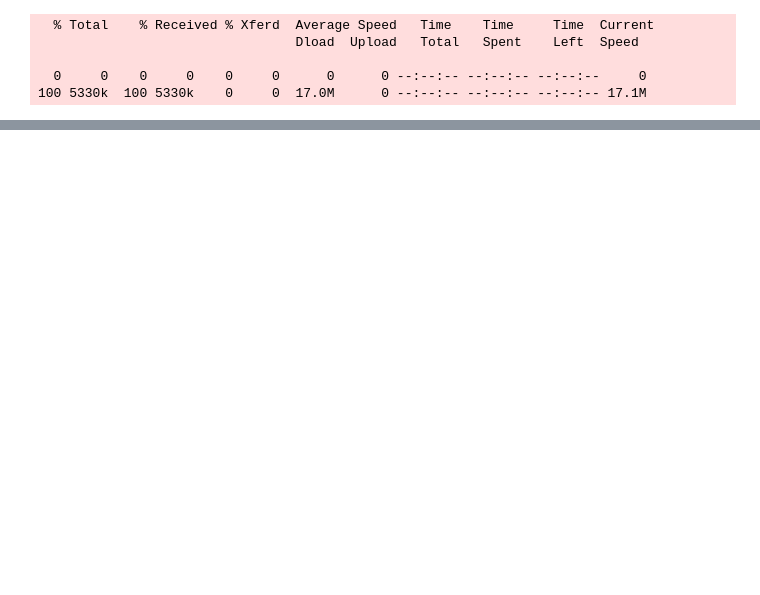
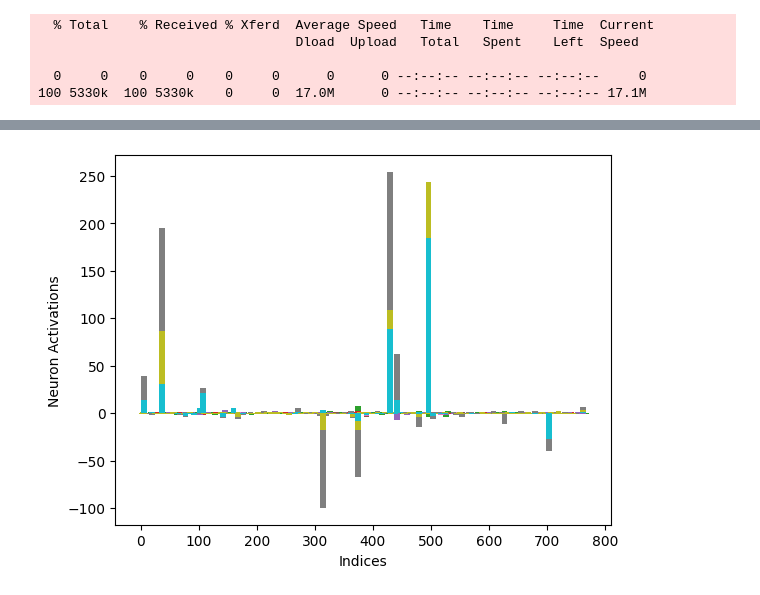
Before and after one commit to Faraday-dot-py/MATS-9.0, a Jupyter notebook: main.ipynb, the cells around one changed output, grey strips where cells are left out. Drawn from its saved outputs; the diff is of its cells as text; code cells hidden in the pictures; blank space fills up the shorter version.

Commit message:
Finish main script. Interesting finds with initial LM activations

```diff
--- a/main.ipynb
+++ b/main.ipynb
@@ -3,20 +3,13 @@ import torch, torch.nn as nn, torch.nn.functional as F
 from torch.utils.data import DataLoader, Dataset
 from transformers import AutoTokenizer, AutoModelForCausalLM
 # %%
-# Core
-import torch, torch.nn as nn, torch.nn.functional as F
-from torch.utils.data import DataLoader, Dataset
-
-# Hugging Face
-from transformers import AutoTokenizer, AutoModelForCausalLM
-
 device = torch.device("cuda" if torch.cuda.is_available() else "cpu")
 MODEL_NAME = "gpt2"  # start small; later swap to your target model
 tokenizer = AutoTokenizer.from_pretrained(MODEL_NAME)
-if tokenizer.pad_token is None:
+if tokenizer.pad_token is None: # REALLY IMPORTANT - otherwise GPT-2 needs inputs of the same length
     tokenizer.pad_token = tokenizer.eos_token
-
-model = AutoModelForCausalLM.from_pretrained(MODEL_NAME, output_hidden_states=True).to(device).eval()
+                                            # Output hidden states lets us see the last hidden layer
+model = AutoModeltorchtorchFununorCausalLM.from_pretrained(MODEL_NAME, output_hidden_states=True).to(device).eval()
 # %%
 !curl "https://ocw.mit.edu/ans7870/6/6.006/s08/lecturenotes/files/t8.shakespeare.txt" > "shakespeare.txt"
 # %% [output]
@@ -76,8 +69,13 @@ def collect_activations(dataloader, takeLastToken=True, maxBatches=50):
         # Pass the batch through the model
         out = model(**batch)
         hiddenStates = out.hidden_states[-1]
+        # TODO: Uncomment this next line and pass the hidden states through a normalization function
+        # this might help with scaling artifacts (more accurate representation of what the model "wants to say")
+        # model.transformer.ln_f(hiddenStates)
         if takeLastToken:
-            lastHiddenState = hiddenStates[:, -1, :] # This is the last hiidden state (final res stream)
+            # TODO: Change the layer that we're looking at and see if there's any interesting activations there
+            # TODO: Change the token we're grabbing, as there's a high chance the last token is punctuation
+            lastHiddenState = hiddenStates[:, -1, :] # This is the last hidden state (final res stream)
                             # High in semantic data ^
             # TODO: Randomly break up text. The last token may be punctuation heavy
         else:
@@ -92,6 +90,7 @@ def collect_activations(dataloader, takeLastToken=True, maxBatches=50):
 
     return torch.cat(outputActivations, dim=0)
 
-activations = collect_activations(dataloader, takeLastToken=True, maxBatches=200)
+activations = collect_activations(dataloader, takeLastToken=True, maxBatches=50)
+modelDims = activations.shape[-1]
 activations.shape
 # %% [output]
@@ -99 +120,19 @@ torch.Size([1240, 768])
+# %%
+import matplotlib.pyplot as plt
+
+for act in activations[:10]:
+    actNormed = model.transformer.ln_f(act).detach().numpy()
+    # layerNorm = torch.nn.LayerNorm(act.size(-1), elementwise_affine=False).to(device).eval()
+    # actNormed = layerNorm(act).cpu().detach().numpy()
+    # print(torch.allclose(act, actNormed)) #<- Outputs False, so layerNorm *should* be doing something
+
+
+    (neuronActivations, indices) = zip(*enumerate(actNormed))
+    plt.bar(range(len(act)), act, width=10)
+plt.xlabel("Indices")
+plt.ylabel("Neuron Activations")
+plt.show()
+# What's happening around neurons 400-500 and ~300???
+# %% [output]
+[figure, added]
 # %%
```
Also changed, not shown: parts of 8 cells of this notebook, 3 other files.
